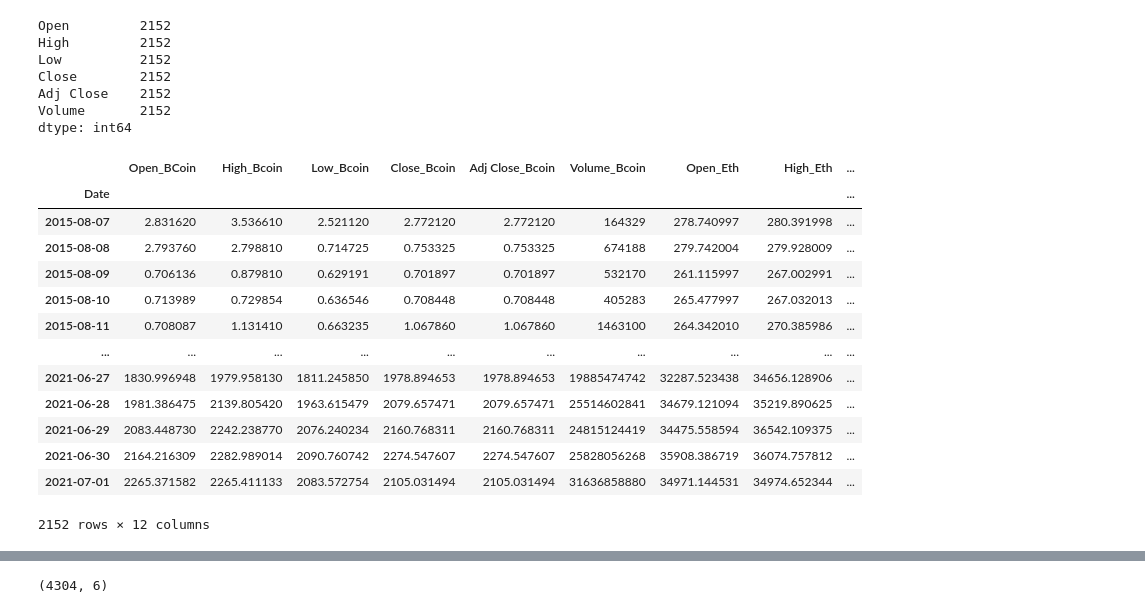
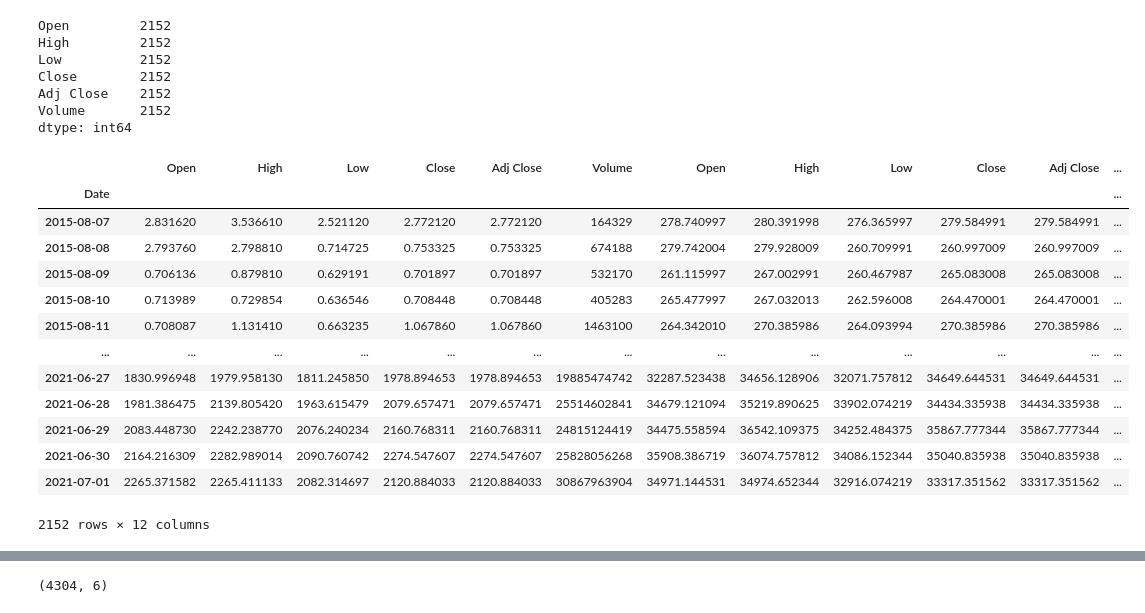
Before and after one commit to SitaramD/FinflockShrinath, a Jupyter notebook: Pandas01072021.ipynb, the cells around one changed output, grey strips where cells are left out. Drawn from its saved outputs; the diff is of its cells as text; code cells hidden in the pictures.

```diff
--- a/Pandas01072021.ipynb
+++ b/Pandas01072021.ipynb
@@ -107,21 +107,21 @@ df3 = [ df1, df2 ]
 df4 = pd.concat(df3,axis=1,join="outer",ignore_index=False, keys=None, levels=None, names=None, verify_integrity=False, copy=True )
 # %%
 # Prnting Dataframe.
-df6
+df4
 # %% [output]
-|  | Open_BCoin | High_Bcoin | Low_Bcoin | Close_Bcoin | Adj Close_Bcoin | Volume_Bcoin | Open_Eth | High_Eth | ... |
-| Date |  |  |  |  |  |  |  |  | ... |
-| 2015-08-07 | 2.831620 | 3.536610 | 2.521120 | 2.772120 | 2.772120 | 164329 | 278.740997 | 280.391998 | ... |
-| 2015-08-08 | 2.793760 | 2.798810 | 0.714725 | 0.753325 | 0.753325 | 674188 | 279.742004 | 279.928009 | ... |
-| 2015-08-09 | 0.706136 | 0.879810 | 0.629191 | 0.701897 | 0.701897 | 532170 | 261.115997 | 267.002991 | ... |
-| 2015-08-10 | 0.713989 | 0.729854 | 0.636546 | 0.708448 | 0.708448 | 405283 | 265.477997 | 267.032013 | ... |
-| 2015-08-11 | 0.708087 | 1.131410 | 0.663235 | 1.067860 | 1.067860 | 1463100 | 264.342010 | 270.385986 | ... |
-| ... | ... | ... | ... | ... | ... | ... | ... | ... | ... |
-| 2021-06-27 | 1830.996948 | 1979.958130 | 1811.245850 | 1978.894653 | 1978.894653 | 19885474742 | 32287.523438 | 34656.128906 | ... |
-| 2021-06-28 | 1981.386475 | 2139.805420 | 1963.615479 | 2079.657471 | 2079.657471 | 25514602841 | 34679.121094 | 35219.890625 | ... |
-| 2021-06-29 | 2083.448730 | 2242.238770 | 2076.240234 | 2160.768311 | 2160.768311 | 24815124419 | 34475.558594 | 36542.109375 | ... |
-| 2021-06-30 | 2164.216309 | 2282.989014 | 2090.760742 | 2274.547607 | 2274.547607 | 25828056268 | 35908.386719 | 36074.757812 | ... |
-| 2021-07-01 | 2265.371582 | 2265.411133 | 2083.572754 | 2105.031494 | 2105.031494 | 31636858880 | 34971.144531 | 34974.652344 | ... |
+|  | Open | High | Low | Close | Adj Close | Volume | Open | High | Low | Close | Adj Close | ... |
+| Date |  |  |  |  |  |  |  |  |  |  |  | ... |
+| 2015-08-07 | 2.831620 | 3.536610 | 2.521120 | 2.772120 | 2.772120 | 164329 | 278.740997 | 280.391998 | 276.365997 | 279.584991 | 279.584991 | ... |
+| 2015-08-08 | 2.793760 | 2.798810 | 0.714725 | 0.753325 | 0.753325 | 674188 | 279.742004 | 279.928009 | 260.709991 | 260.997009 | 260.997009 | ... |
+| 2015-08-09 | 0.706136 | 0.879810 | 0.629191 | 0.701897 | 0.701897 | 532170 | 261.115997 | 267.002991 | 260.467987 | 265.083008 | 265.083008 | ... |
+| 2015-08-10 | 0.713989 | 0.729854 | 0.636546 | 0.708448 | 0.708448 | 405283 | 265.477997 | 267.032013 | 262.596008 | 264.470001 | 264.470001 | ... |
+| 2015-08-11 | 0.708087 | 1.131410 | 0.663235 | 1.067860 | 1.067860 | 1463100 | 264.342010 | 270.385986 | 264.093994 | 270.385986 | 270.385986 | ... |
+| ... | ... | ... | ... | ... | ... | ... | ... | ... | ... | ... | ... | ... |
+| 2021-06-27 | 1830.996948 | 1979.958130 | 1811.245850 | 1978.894653 | 1978.894653 | 19885474742 | 32287.523438 | 34656.128906 | 32071.757812 | 34649.644531 | 34649.644531 | ... |
+| 2021-06-28 | 1981.386475 | 2139.805420 | 1963.615479 | 2079.657471 | 2079.657471 | 25514602841 | 34679.121094 | 35219.890625 | 33902.074219 | 34434.335938 | 34434.335938 | ... |
+| 2021-06-29 | 2083.448730 | 2242.238770 | 2076.240234 | 2160.768311 | 2160.768311 | 24815124419 | 34475.558594 | 36542.109375 | 34252.484375 | 35867.777344 | 35867.777344 | ... |
+| 2021-06-30 | 2164.216309 | 2282.989014 | 2090.760742 | 2274.547607 | 2274.547607 | 25828056268 | 35908.386719 | 36074.757812 | 34086.152344 | 35040.835938 | 35040.835938 | ... |
+| 2021-07-01 | 2265.371582 | 2265.411133 | 2082.314697 | 2120.884033 | 2120.884033 | 30867963904 | 34971.144531 | 34974.652344 | 32916.074219 | 33317.351562 | 33317.351562 | ... |
 2152 rows × 12 columns
 # %%
 # Renaming columns
```
Also changed, not shown: parts of 14 cells of this notebook.
